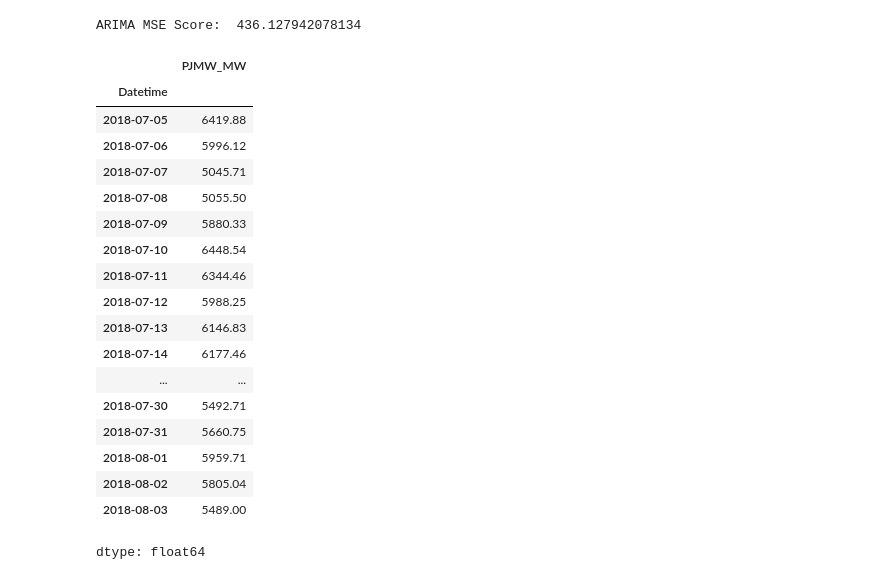
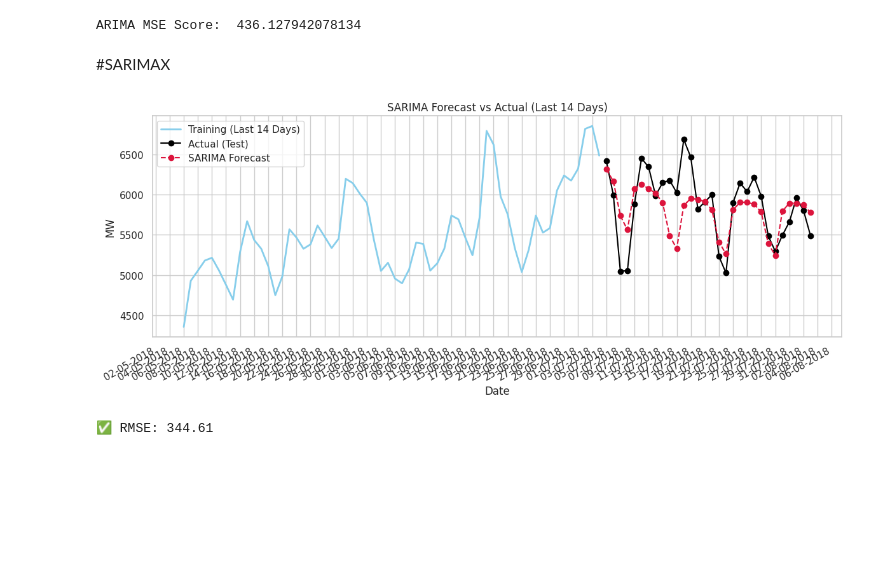
Before and after one commit to rizz045/Energy_Demand_Forecasting_Using_Time_Series_Analysis, a Jupyter notebook: Energy_Demand_Forecasting.ipynb, the cells around one changed output. Drawn from its saved outputs; the diff is of its cells as text; code cells hidden in the pictures; blank space fills up the shorter version.

```diff
--- a/Energy_Demand_Forecasting.ipynb
+++ b/Energy_Demand_Forecasting.ipynb
@@ -469,25 +482,3 @@ from sklearn.metrics import root_mean_squared_error
 print("ARIMA MSE Score: ", root_mean_squared_error(forecast, test))
 # %% [output]
 ARIMA MSE Score:  436.127942078134
-# %%
-test
-# %% [output]
-|  | PJMW_MW |
-| Datetime |  |
-| 2018-07-05 | 6419.88 |
-| 2018-07-06 | 5996.12 |
-| 2018-07-07 | 5045.71 |
-| 2018-07-08 | 5055.50 |
-| 2018-07-09 | 5880.33 |
-| 2018-07-10 | 6448.54 |
-| 2018-07-11 | 6344.46 |
-| 2018-07-12 | 5988.25 |
-| 2018-07-13 | 6146.83 |
-| 2018-07-14 | 6177.46 |
-| ... | ... |
-| 2018-07-30 | 5492.71 |
-| 2018-07-31 | 5660.75 |
-| 2018-08-01 | 5959.71 |
-| 2018-08-02 | 5805.04 |
-| 2018-08-03 | 5489.00 |
-dtype: float64
@@ -500,0 +485,57 @@ from statsmodels.tsa.arima.model import ARIMA
+# %% [markdown]
+#SARIMAX
+# %%
+from statsmodels.tsa.statespace.sarimax import SARIMAX
+
+# Step 3: Fit SARIMA model
+# model = SARIMAX(train, order=(2, 2, 0), seasonal_order=(0, 1, 1, 7))
+model = SARIMAX(train, order=(2, 0, 2), seasonal_order=(1, 1, 1, 7))
+fitted_model = model.fit()
+
+# Step 4: Forecast
+forecast = fitted_model.forecast(steps=30)
+# %%
+import matplotlib.pyplot as plt
+import matplotlib.dates as mdates
+
+# Ensure all series have datetime index
+train.index = pd.to_datetime(train.index)
+test.index = pd.to_datetime(test.index)
+forecast.index = pd.to_datetime(forecast.index)
+
+# Plot
+plt.figure(figsize=(12, 5))
+plt.plot(train[-60:], label="Training (Last 14 Days)", color="skyblue", linewidth=2)
+plt.plot(test, label="Actual (Test)", color="black", marker='o')
+plt.plot(forecast, label="SARIMA Forecast", color="crimson", linestyle='--', marker='o')
+
+# Format
+plt.title("SARIMA Forecast vs Actual (Last 14 Days)")
+plt.xlabel("Date")
+plt.ylabel("MW")
+plt.grid(True)
+plt.legend()
+
+# Format x-axis for better readability
+ax = plt.gca()
+ax.xaxis.set_major_formatter(mdates.DateFormatter('%d-%m-%Y'))
+ax.xaxis.set_major_locator(mdates.DayLocator(interval=2))
+plt.gcf().autofmt_xdate()
+
+plt.tight_layout()
+plt.show()
+# %% [output]
+[figure, added]
+# %%
+# ✅ Remove time from index
+# forecast.index = forecast.index.date
+# test.index = test.index.date
+
+# Step 5: Evaluate RMSE
+rmse = np.sqrt(mean_squared_error(test, forecast))
+
+# Step 6: Print results
+# print("📅 Forecasted Values (Date only):\n", forecast.round(2))
+print(f"\n✅ RMSE: {rmse:.2f}")
+# %% [output]
+✅ RMSE: 344.61
```
Also changed, not shown: parts of 19 cells of this notebook.
